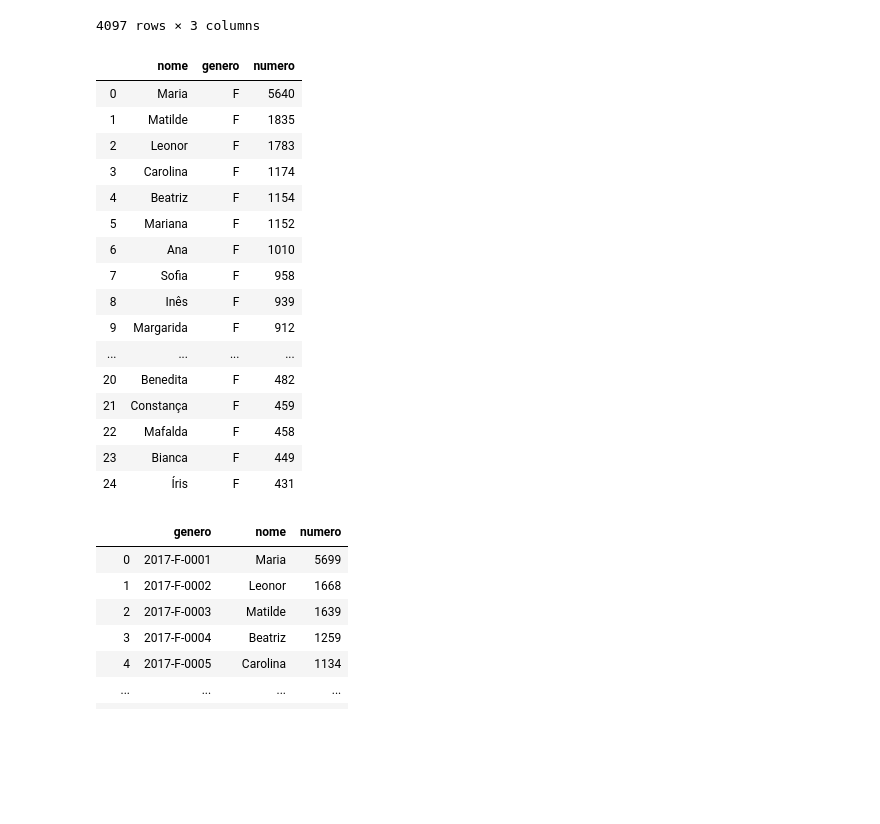
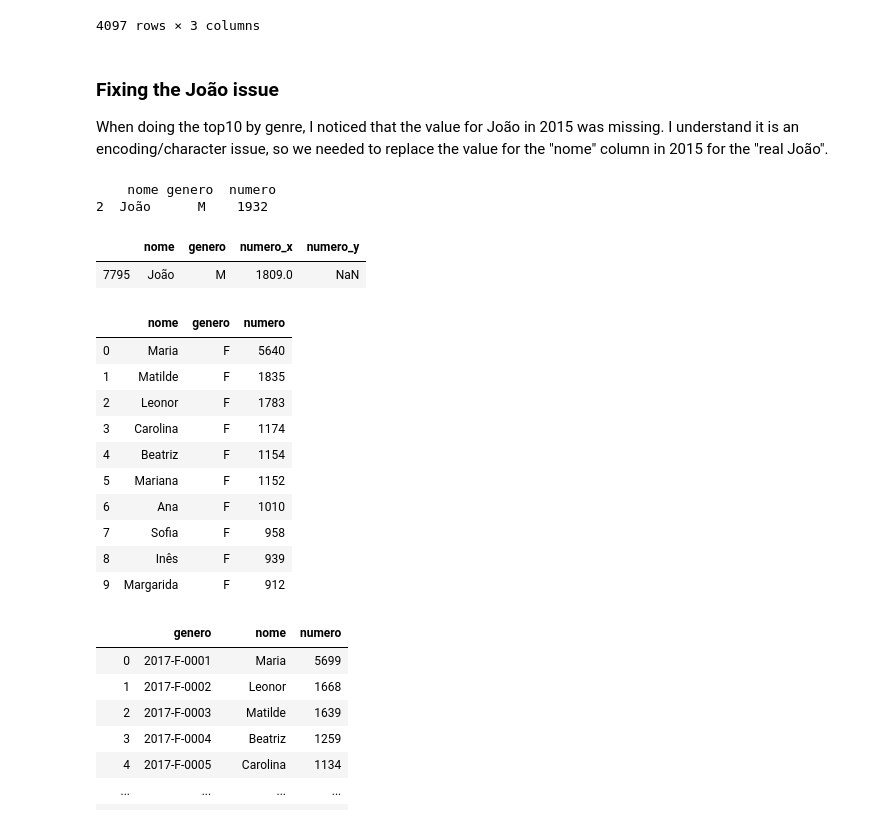
Before and after one commit to aariops/Project-Week-3-Data-Thieves, a Jupyter notebook: your-project/nomes-proprios.ipynb, the cells around one changed output. Drawn from its saved outputs; the diff is of its cells as text; code cells hidden in the pictures; blank space fills up the shorter version.

Commit message:
onde está o joão?

```diff
--- a/your-project/nomes-proprios.ipynb
+++ b/your-project/nomes-proprios.ipynb
@@ -39,29 +41,42 @@ names_2015
 | 4095 | Muqadas | F | 1 |
 | 4096 | Rochoyeta | F | 1 |
 4097 rows × 3 columns
+# %% [markdown]
+### Fixing the João issue
+
+When doing the top10 by genre, I noticed that the value for João in 2015 was missing.
+I understand it is an encoding/character issue, so we needed to replace the value for the "nome" column in 2015 for the "real João".
+# %%
+#joao2015 = names_2015.replace(to_replace = "João", value="João")
+joao2015 = names_2015[names_2015.nome.eq("João")]
+joao2015 =
+# %% [output]
+    nome genero  numero
+2  João      M    1932
+# %%
+all_together1 = pd.merge(names_2014, names_2015, how="outer", on = ["nome", "genero"])
+joao = all_together1[all_together1.nome.eq("João")]
+joao
+# %% [output]
+|  | nome | genero | numero_x | numero_y |
+| 7795 | João | M | 1809.0 | NaN |
 # %%
 columns_2016 = ["nome", "genero", "numero"]
 names_2016 = pd.read_csv("nomes-registados-2016.csv", names = columns_2016)
 #names_2016 = names_2016.sort_values(by = "numero", ascending = False)
-names_2016.head(25)
+names_2016.head(10)
 # %% [output]
 |  | nome | genero | numero |
 | 0 | Maria | F | 5640 |
 | 1 | Matilde | F | 1835 |
 | 2 | Leonor | F | 1783 |
 | 3 | Carolina | F | 1174 |
 | 4 | Beatriz | F | 1154 |
 | 5 | Mariana | F | 1152 |
 | 6 | Ana | F | 1010 |
 | 7 | Sofia | F | 958 |
 | 8 | Inês | F | 939 |
 | 9 | Margarida | F | 912 |
-| ... | ... | ... | ... |
-| 20 | Benedita | F | 482 |
-| 21 | Constança | F | 459 |
-| 22 | Mafalda | F | 458 |
-| 23 | Bianca | F | 449 |
-| 24 | Íris | F | 431 |
 # %%
 namesfem_2017 = pd.read_csv("nomesfeminino-2017.csv")
 namesfem_2017.columns = ["genero", "nome", "numero"]
```
Also changed, not shown: parts of 4 cells of this notebook, 2 other files.
